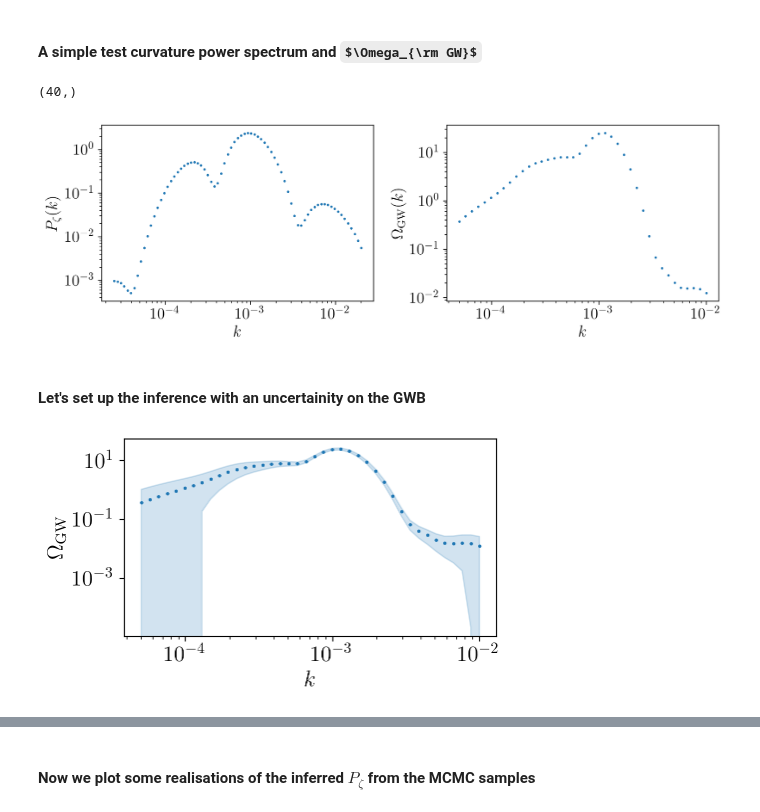
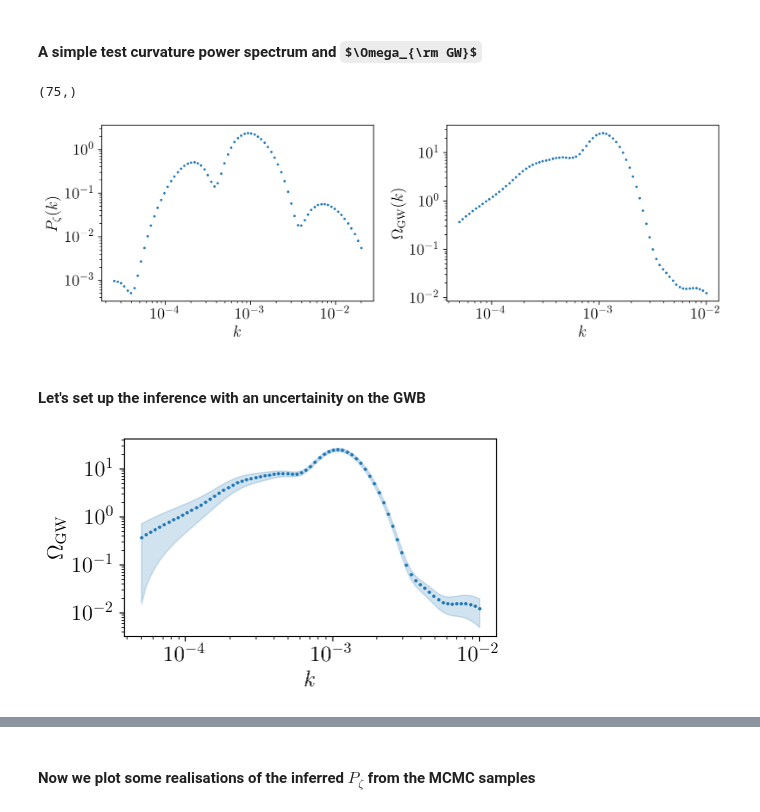
Before and after one commit to Ameek94/SIGW_Inverse, a Jupyter notebook: examples/osc_jax_integrator.ipynb, the cells around one changed output, grey strips where cells are left out. Cells and saved outputs as stored; diff of their text form; code cells hidden in the pictures; some formulas as TeX source.

```diff
--- a/examples/osc_jax_integrator.ipynb
+++ b/examples/osc_jax_integrator.ipynb
@@ -31,7 +31,7 @@ matplotlib.rc('legend', fontsize=16)
 # %%
 # set up the power spectrum and omgw
 psize = 75
-ksize = 40
+ksize = 75
 p_arr = jnp.geomspace(2.5e-5,2e-2,psize)
 k_arr = jnp.geomspace(5e-5,1e-2,ksize)
 
@@ -70,22 +70,22 @@ for ax in [ax1,ax2]:
     ax.set(yscale='log',xscale='log',xlabel=r'$k$')
 fig.tight_layout();
 # %% [output]
-(40,)
+(75,)
 [figure]
 # %% [markdown]
 #### Let's set up the inference with an uncertainity on the GWB
 # %%
 kstar = 1e-3
-omks_sigma = omgw_amp*( 0.1*(np.log(k_arr/kstar))**2 + 0.04) # 4% error at kstar + more towards edges
+omks_sigma = omgw_amp*( 0.05*(np.log(k_arr/kstar))**2 + 0.04) # 4% error at kstar + more towards edges
 omgw_cov = jnp.diag(omks_sigma**2)
 fig,ax = plt.subplots(1,1,figsize=(5,3.))
 ax.set_ylabel(r'$\Omega_{\mathrm{GW}}$')
 ax.scatter(k_arr,omgw_amp,s=2)
 ax.fill_between(k_arr,omgw_amp+1.96*omks_sigma,omgw_amp-1.96*omks_sigma,alpha=0.2,color='C0')
 ax.set(yscale='log',xscale='log',xlabel=r'$k$')
 fig.tight_layout()
 # %% [output]
-[figure, old version]
+[figure, new version]
 # %%
 # Set up the fixed node interpolator
 kmin, kmax = min(p_arr), max(p_arr)
```
Also changed, not shown: parts of 10 cells of this notebook, 7 other files.
